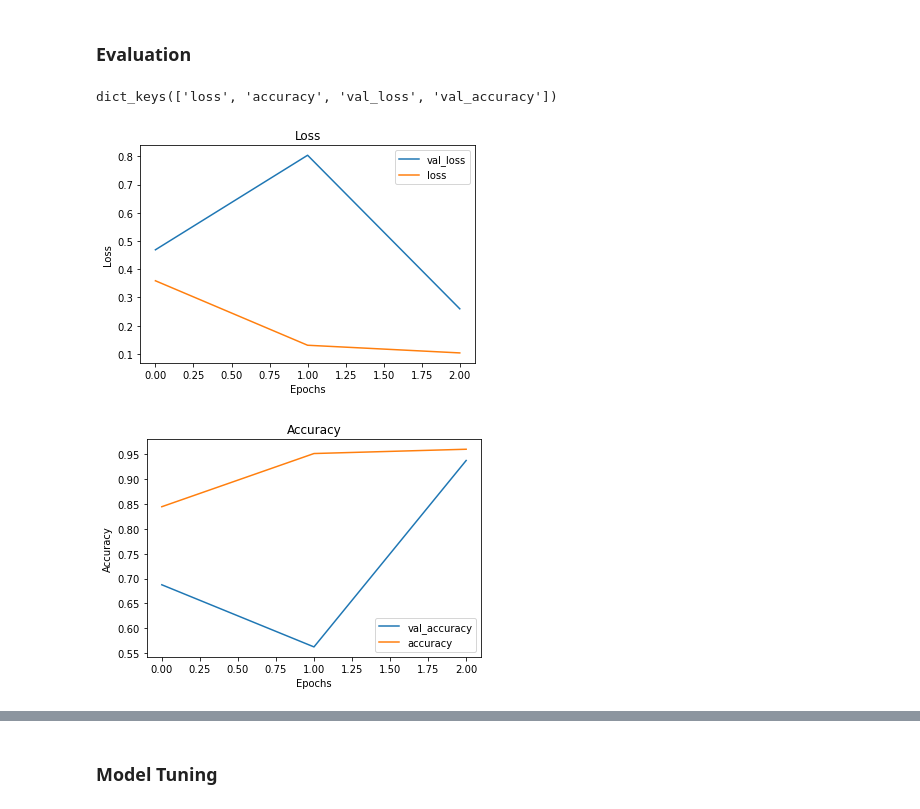
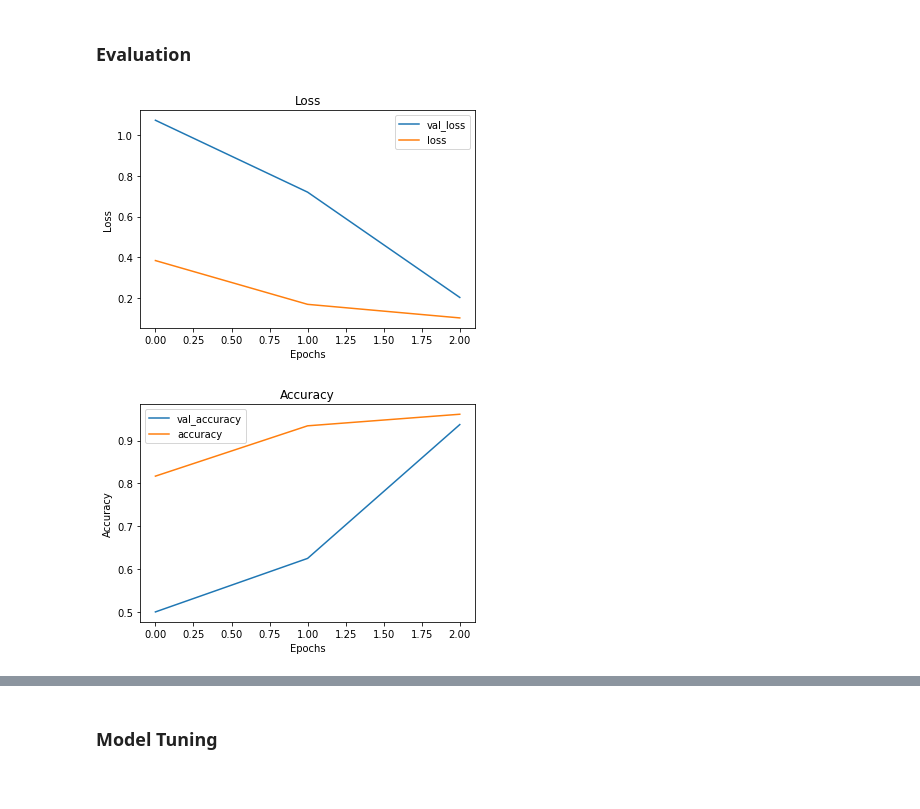
Before and after one commit to edejesus196/Chest_X-Ray_Images, a Jupyter notebook: main_notebook.ipynb, the cells around one changed output, grey strips where cells are left out. Cells and saved outputs as stored; diff of their text form; code cells hidden in the pictures.

```diff
--- a/main_notebook.ipynb
+++ b/main_notebook.ipynb
@@ -37,19 +57,19 @@ Found 16 images belonging to 2 classes.
 # %% [markdown]
 ### Model
 # %%
-model = Sequential()
+model_1 = Sequential()
 
-model.add(Conv2D(32,1, activation = 'relu', input_shape = (128, 128, 1)))
+model_1.add(Conv2D(32,1, activation = 'relu', input_shape = (128, 128, 1)))
 
-model.add(MaxPool2D(pool_size = 2))
+model_1.add(MaxPool2D(pool_size = 2))
 
-model.add(Conv2D(32, 1, activation = 'relu'))
+model_1.add(Conv2D(32, 1, activation = 'relu'))
 
-model.add(MaxPool2D(pool_size = 3))
+model_1.add(MaxPool2D(pool_size = 3))
 
-model.add(Flatten())
+model_1.add(Flatten())
 
-model.add(Dense(100, activation = 'relu'))
+model_1.add(Dense(100, activation = 'relu'))
 
-model.add(Dense(1, activation='sigmoid'))
+model_1.add(Dense(1, activation='sigmoid'))
 # %%
@@ -73,10 +93,10 @@ Non-trainable params: 0
 _________________________________________________________________
 None
 # %%
-model.compile(optimizer = 'adam', loss='binary_crossentropy', metrics = ['accuracy'])
+model_1.compile(optimizer = 'adam', loss='binary_crossentropy', metrics = ['accuracy'])
 # %%
 callback = EarlyStopping(monitor='val_loss', patience=5, min_delta=3)
 # %%
-hist=model.fit(train_generator, validation_data=valid_generator, epochs=3, batch_size=32, callbacks=callback)
+results_1 =model_1.fit(train_generator, validation_data=valid_generator, epochs=3, batch_size=32, callbacks=callback)
 # %% [output]
 Epoch 1/3
@@ -88,10 +108,5 @@ Epoch 3/3
 # %% [markdown]
 ### Evaluation
-# %%
-hist_dict = hist.history
-print(hist_dict.keys())
-# %% [output]
-dict_keys(['loss', 'accuracy', 'val_loss', 'val_accuracy'])
 # %%
 def visualize_training_results(results):
     history = results.history
@@ -113,8 +128,8 @@ def visualize_training_results(results):
     plt.ylabel('Accuracy')
     plt.show()
 # %%
-visualize_training_results(hist)
+visualize_training_results(results_1)
 # %% [output]
-[figure, old version]
+[figure, new version]
-[figure, old version]
+[figure, new version]
 # %%
```
Also changed, not shown: parts of 8 cells of this notebook.
